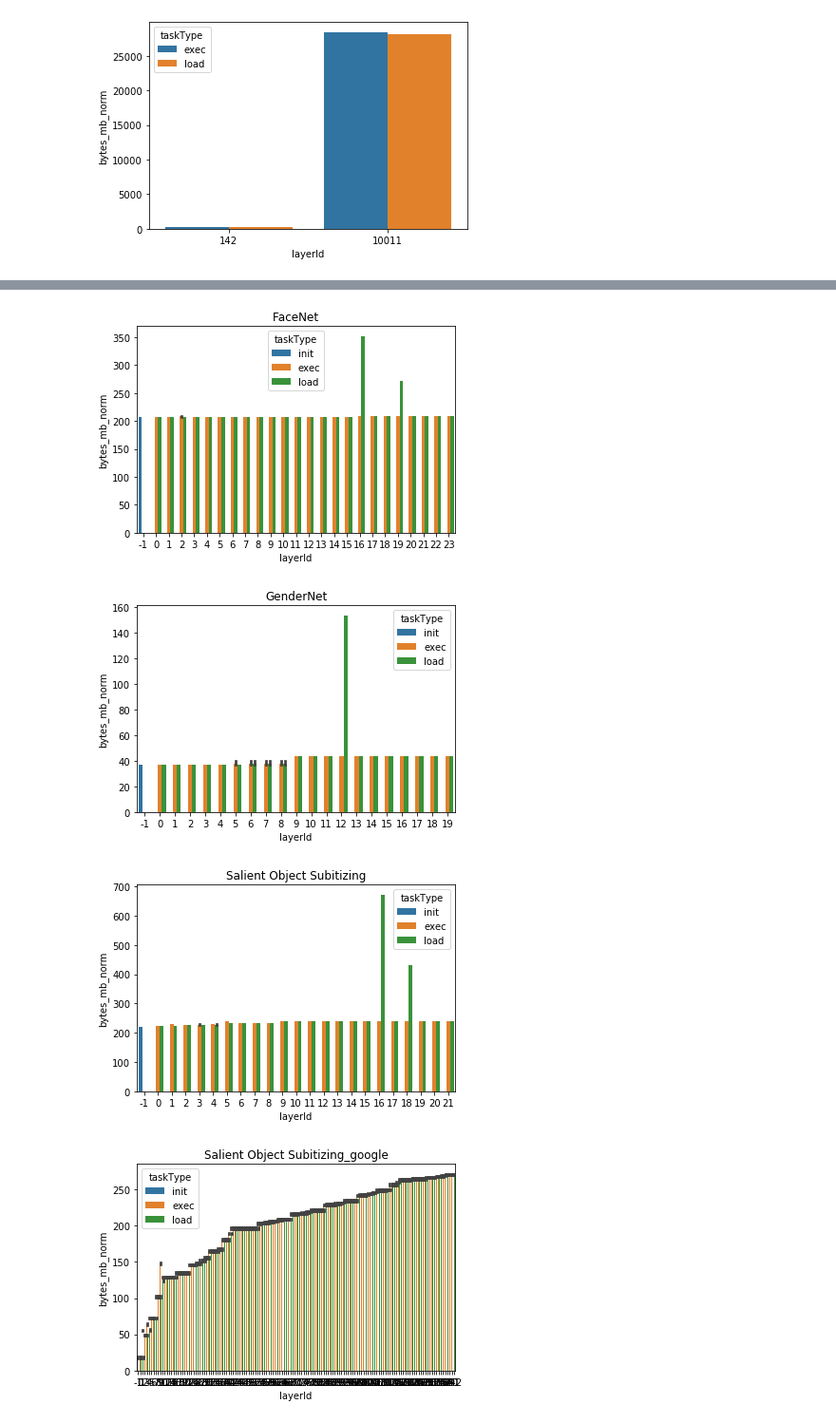
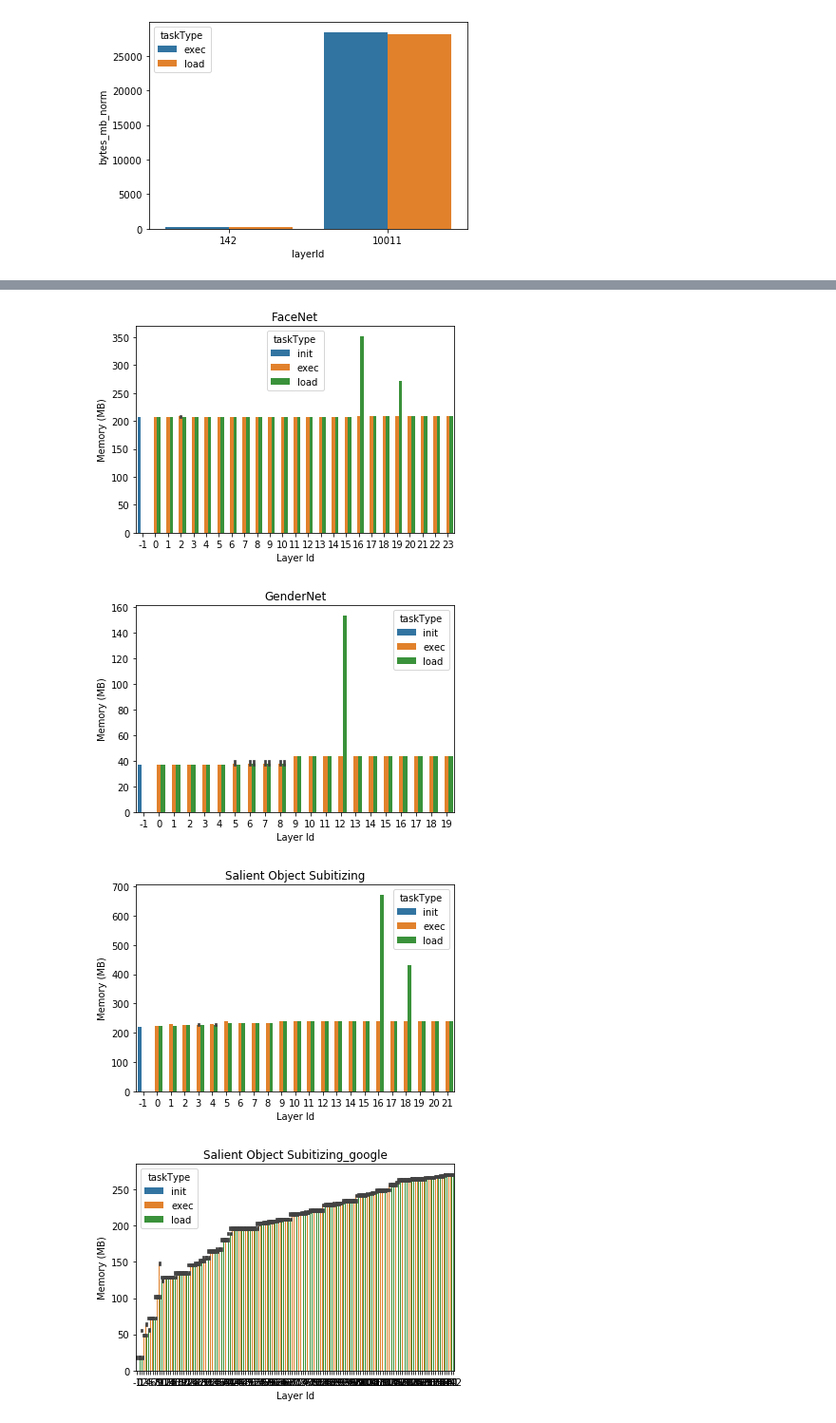
Before and after one commit to bacox/edgecaffe, a Jupyter notebook: analysis/MemCheck.exp.ipynb, the cells around one changed output, grey strips where cells are left out. Shown: that part at 95% size. Cells and saved outputs as stored; diff of their text form; code cells hidden in the pictures.

```diff
--- a/analysis/MemCheck.exp.ipynb
+++ b/analysis/MemCheck.exp.ipynb
@@ -256,6 +264,10 @@ plt.show()
 for networkName in combined.network.unique():
     plot_data = combined[combined.network == networkName]
     sns.barplot(x="layerId", y="bytes_mb_norm", hue="taskType", data=plot_data)
+
     plt.title(networkName)
+    plt.xlabel('Layer Id')
+    plt.ylabel('Memory (MB)')
+    plt.savefig('mem_per_layer_network_{}.png'.format(networkName.replace(" ", "_")))
     plt.show()
 # %% [output]
@@ -263,4 +275,4 @@ for networkName in combined.network.unique():
-[figure, old version]
+[figure, new version]
-[figure, old version]
+[figure, new version]
-[figure, old version]
+[figure, new version]
-[figure, old version]
+[figure, new version]
```
Also changed, not shown: parts of 4 cells of this notebook.
